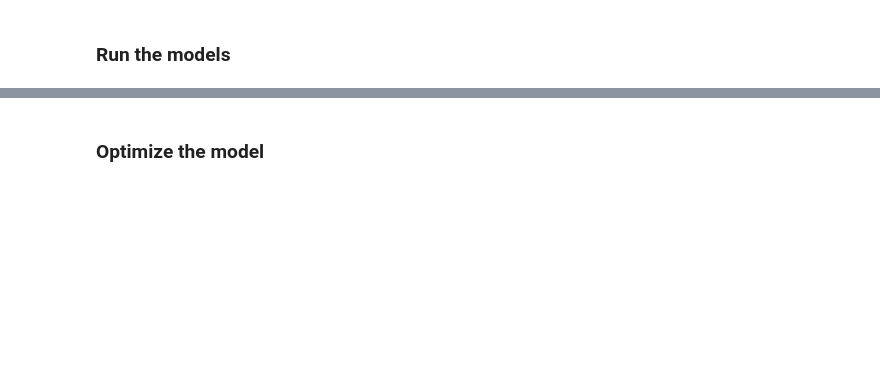
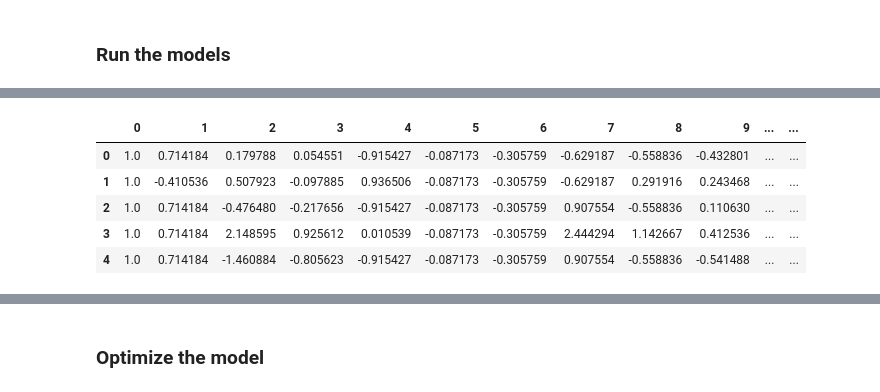
Before and after one commit to adeveloperdiary/kaggle, a Jupyter notebook: HouseSaleKingCounty/HousePrice_KingCounty_v1.ipynb, the cells around one changed output, grey strips where cells are left out. Drawn from its saved outputs; the diff is of its cells as text; code cells hidden in the pictures; blank space fills up the shorter version.

```diff
--- a/HouseSaleKingCounty/HousePrice_KingCounty_v1.ipynb
+++ b/HouseSaleKingCounty/HousePrice_KingCounty_v1.ipynb
@@ -316,0 +302,92 @@ RandomForestRegressor(bootstrap=True, criterion='mse', max_depth=20,
+# %%
+import sklearn.pipeline as pipeline
+import sklearn.preprocessing as pp
+from sklearn.preprocessing import PolynomialFeatures
+
+
+from sklearn.base import BaseEstimator,TransformerMixin
+class DataFrameSelector(BaseEstimator,TransformerMixin):
+    def __init__(self,attribute_names):
+        self.attribute_names=attribute_names
+
+    def fit(self,X,y=None):
+        return self;
+
+    def transform(self,X):
+        return X[self.attribute_names].values
+
+
+housing_X=housing_original.drop(['price'],axis=1)
+housing_y=housing_original.price.as_matrix()
+
+
+#cat_cols=['condition','grade','view','floors#1.0','floors#1.5','floors#2.0','floors#2.5','floors#3.0','floors#3.5']
+#cat_cols=['condition','grade','sqft_basement','yrs_since_renovated','view','total_sqft']
+cat_col1=['condition']
+cat_col2=['grade']
+cat_col3=['view']
+cat_col4=['zipcode']
+
+cat_cols=[]
+contd_cols=list(housing_X.drop(cat_cols,axis=1))
+
+
+contd_pipe=pipeline.Pipeline([
+    ('DataFrameSelector',DataFrameSelector(list(contd_cols))),
+    ('std_scaler',pp.StandardScaler())
+])
+
+cat_pipe1=pipeline.Pipeline([
+    ('DataFrameSelector',DataFrameSelector(cat_col1)),
+    ('label_binarizer',pp.LabelBinarizer())
+])
+cat_pipe2=pipeline.Pipeline([
+    ('DataFrameSelector',DataFrameSelector(cat_col2)),
+    ('label_binarizer',pp.LabelBinarizer())
+])
+
+cat_pipe3=pipeline.Pipeline([
+    ('DataFrameSelector',DataFrameSelector(cat_col3)),
+    ('label_binarizer',pp.LabelBinarizer())
+])
+
+cat_pipe4=pipeline.Pipeline([
+    ('DataFrameSelector',DataFrameSelector(cat_col4)),
+    ('label_binarizer',pp.LabelBinarizer())
+])
+
+full_pipeline=pipeline.FeatureUnion(transformer_list=[
+    ("contd_pipe",contd_pipe),
+    #("cat_pipe1",cat_pipe1),
+    #("cat_pipe2",cat_pipe2),
+    #("cat_pipe3",cat_pipe3),
+    #("cat_pipe4",cat_pipe4),
+
+])
+
+housing_tr_X_simple=full_pipeline.fit_transform(housing_X)
+
+
+# Create Polynomial Features
+poly = PolynomialFeatures(3)
+X_poly = poly.fit_transform(housing_tr_X_simple)
+
+
+
+X_train, X_test, y_train, y_test=train_test_split(X_poly
+                                                      ,housing_y,test_size=.3,random_state=40
+                                                  ,stratify=None)
+
+
+#for set in (X_train_p, X_test_p):
+#    set.drop(["price_range"], axis=1, inplace=True)
+
+housing=pd.DataFrame(X_train)
+housing.head()
+# %% [output]
+|  | 0 | 1 | 2 | 3 | 4 | 5 | 6 | 7 | 8 | 9 | ... | ... |
+| 0 | 1.0 | 0.714184 | 0.179788 | 0.054551 | -0.915427 | -0.087173 | -0.305759 | -0.629187 | -0.558836 | -0.432801 | ... | ... |
+| 1 | 1.0 | -0.410536 | 0.507923 | -0.097885 | 0.936506 | -0.087173 | -0.305759 | -0.629187 | 0.291916 | 0.243468 | ... | ... |
+| 2 | 1.0 | 0.714184 | -0.476480 | -0.217656 | -0.915427 | -0.087173 | -0.305759 | 0.907554 | -0.558836 | 0.110630 | ... | ... |
+| 3 | 1.0 | 0.714184 | 2.148595 | 0.925612 | 0.010539 | -0.087173 | -0.305759 | 2.444294 | 1.142667 | 0.412536 | ... | ... |
+| 4 | 1.0 | 0.714184 | -1.460884 | -0.805623 | -0.915427 | -0.087173 | -0.305759 | 0.907554 | -0.558836 | -0.541488 | ... | ... |
```
Also changed, not shown: parts of 18 cells of this notebook.
